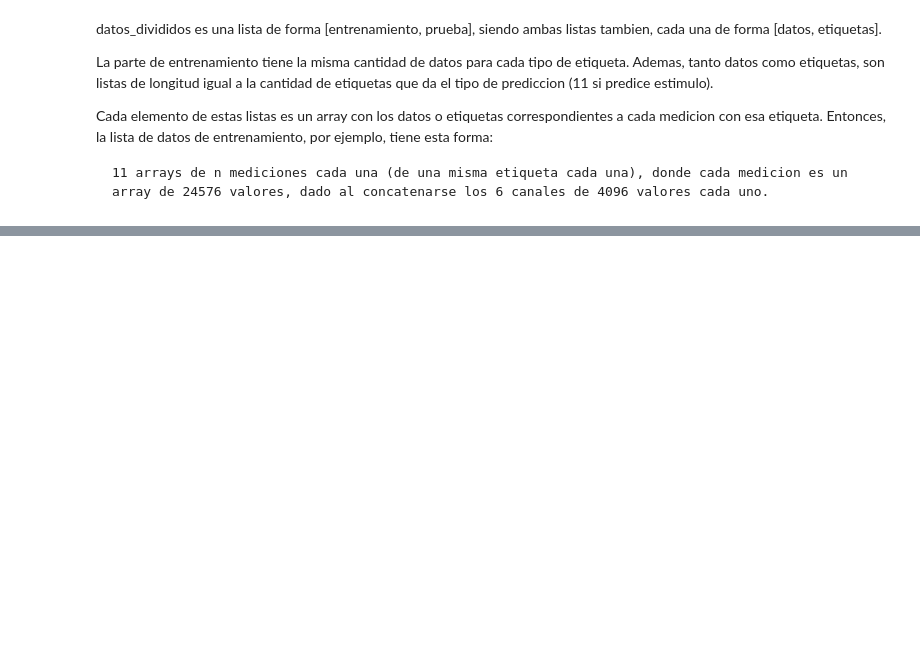
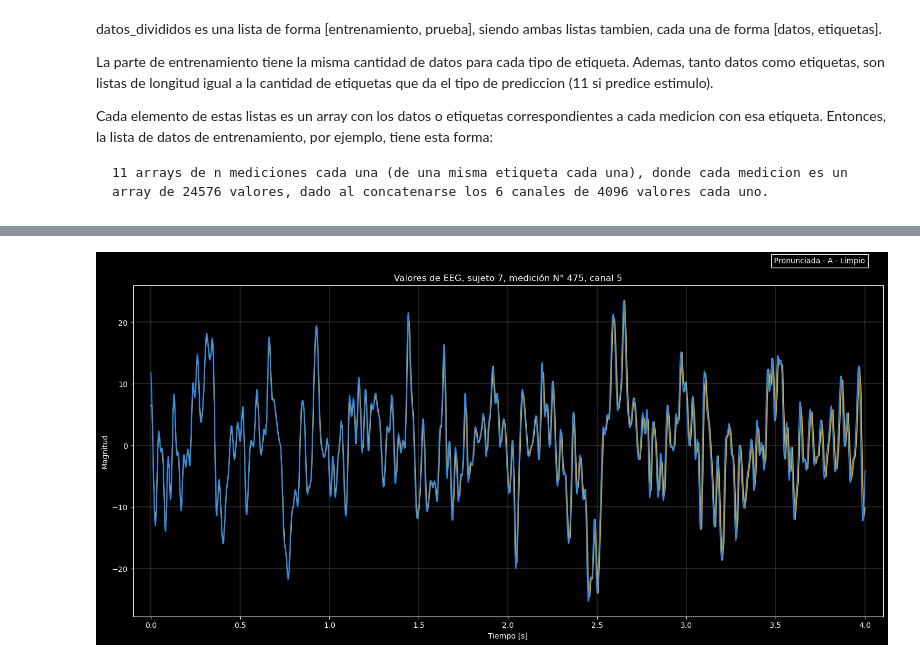
Before and after one commit to enzocatorano/ExtracurricularSinc, a Jupyter notebook: tiempo_frecuencia.ipynb, the cells around one changed output, grey strips where cells are left out. Cells and saved outputs as stored; diff of their text form; code cells hidden in the pictures; blank space fills up the shorter version.

```diff
--- a/tiempo_frecuencia.ipynb
+++ b/tiempo_frecuencia.ipynb
@@ -253,0 +497,93 @@ Para el caso de intento de deteccion de modalidad y artefactos, no voy a filtrar
+# %%
+sujeto = random.randint(1, 15)
+# sujeto = 14
+datos = mifu.extraer(sujeto)
+datos_ordenados = mifu.ordenar(datos)
+fs = 1024
+dato = random.randint(0, datos_ordenados[0].shape[0] - 1)
+# dato = 634
+canal = random.randint(0, 5)
+# canal = 3
+
+indice = (datos_ordenados[1][dato] - 1).astype(int)
+ref_etiq = [['Imaginada', 'Pronunciada'][indice[0]], ['A', 'E', 'I', 'O', 'U', 'Arriba', 'Abajo', 'Adelante', 'Atras', 'Derecha', 'Izquierda'][indice[1]], ['Limpio', 'Parpadeo'][indice[2]]]
+ref_etiq = str(ref_etiq[0]) + ' - ' + str(ref_etiq[1]) + ' - ' + str(ref_etiq[2])
+
+###########################################################################################################################################################
+# Le hago un downsampling a los datos
+
+fs_original = 1024
+fs_nueva = 128
+factor = fs_original // fs_nueva
+datos_downsampleados = [np.empty((datos_ordenados[0].shape[0], fs_nueva*4*6)), datos_ordenados[1]]
+for i in range(6):  # Se hace por canal en cada una de las mediciones
+    datos_downsampleados[0][:,fs_nueva*4*i:fs_nueva*4*(i + 1)] = decimate(
+        datos_ordenados[0][:,4*fs_original*i:4*fs_original*(i + 1)], factor, axis = 1, ftype = 'fir', zero_phase = True)
+
+# datos_downsampleados2 = [np.empty((datos_ordenados[0].shape[0], fs_nueva*4*6)), datos_ordenados[1]]
+# for i in range(6):  # Se hace por canal en cada una de las mediciones
+#     datos_downsampleados2[0][:,fs_nueva*4*i:fs_nueva*4*(i + 1)] = decimate(
+#         datos_ordenados[0][:,4*fs_original*i:4*fs_original*(i + 1)], factor, axis = 1, zero_phase = True)
+
+###########################################################################################################################################################
+# Grafico valores
+
+plt.figure(figsize=(18, 8))
+plt.style.use('dark_background')
+plt.plot(np.linspace(0, 4, 4*fs_nueva), datos_downsampleados[0][dato][canal*4*fs_nueva:(canal + 1)*4*fs_nueva], color = 'orange')
+#plt.plot(np.linspace(0, 4, 4*fs_nueva), datos_downsampleados2[0][dato][canal*4*fs_nueva:(canal + 1)*4*fs_nueva], color = 'green')
+plt.plot(np.linspace(0, 4, 4*fs_original), datos_ordenados[0][dato][canal*4*fs_original:(canal + 1)*4*fs_original], color = 'dodgerblue')
+plt.title("Valores de EEG, sujeto " + str(sujeto) + ', medición N° ' + str(dato + 1) + ', canal ' + str(canal))
+plt.xlabel("Tiempo [s]")
+plt.ylabel("Magnitud")
+plt.text(4.0, 1.3*np.max(datos_ordenados[0][dato][canal*4*fs_original:(canal + 1)*4*fs_original]),
+         ref_etiq, fontsize=10, ha='right', va='top', bbox = dict(facecolor='black', alpha = 1.0))
+plt.grid(linewidth = 0.2)
+plt.xlim(-0.1, 4.1)
+plt.show()
+
+##########################################################################################################################################################
+# Grafico de frecuencias
+
+magnitudes_fft_downsampleadas = np.abs(np.fft.fft(datos_downsampleados[0][dato][canal*fs_nueva*4:(canal + 1)*fs_nueva*4]))
+frecuencias_downsampleadas = np.fft.fftfreq(len(datos_downsampleados[0][dato][canal*fs_nueva*4:(canal + 1)*fs_nueva*4]), d = 1/fs_nueva)
+magnitudes_fft_downsampleadas = magnitudes_fft_downsampleadas[:len(frecuencias_downsampleadas)//2]
+frecuencias_downsampleadas = frecuencias_downsampleadas[:len(frecuencias_downsampleadas)//2]
+
+# magnitudes_fft_downsampleadas2 = np.abs(np.fft.fft(datos_downsampleados[0][dato][canal*fs_nueva*4:(canal + 1)*fs_nueva*4]))
+# frecuencias_downsampleadas2 = np.fft.fftfreq(len(datos_downsampleados[0][dato][canal*fs_nueva*4:(canal + 1)*fs_nueva*4]), d = 1/fs_nueva)
+# magnitudes_fft_downsampleadas2 = magnitudes_fft_downsampleadas2[:len(frecuencias_downsampleadas2)//2]
+# frecuencias_downsampleadas2 = frecuencias_downsampleadas2[:len(frecuencias_downsampleadas2)//2]
+
+magnitudes_fft_sin_downsamplear = np.abs(np.fft.fft(datos_ordenados[0][dato][canal*fs_original*4:(canal + 1)*fs_original*4]))
+frecuencias_sin_downsamplear = np.fft.fftfreq(len(datos_ordenados[0][dato][canal*fs_original*4:(canal + 1)*fs_original*4]), d = 1/fs_original)
+magnitudes_fft_sin_downsamplear = magnitudes_fft_sin_downsamplear[:len(frecuencias_sin_downsamplear)//2]
+frecuencias_sin_downsamplear = frecuencias_sin_downsamplear[:len(frecuencias_sin_downsamplear)//2]
+
+plt.figure(figsize=(16, 8))
+plt.style.use('dark_background')
+ondas_cerebrales = [
+    {"nombre": "Delta", "inicio": 0, "fin": 4, 'tr': 0.15},
+    {"nombre": "Theta", "inicio": 4, "fin": 8, 'tr': 0.12},
+    {"nombre": "Alpha", "inicio": 8, "fin": 13, 'tr': 0.09},
+    {"nombre": "Beta", "inicio": 13, "fin": 30, 'tr': 0.06},
+    {"nombre": "Gamma", "inicio": 30, "fin": 64, 'tr': 0.03}
+]
+for onda in ondas_cerebrales:
+    plt.axvspan(onda["inicio"], onda["fin"], color = 'white', alpha = onda['tr'])
+    x_pos = (onda["inicio"] + onda["fin"]) / 2
+    y_pos = 1.05*max(np.log(magnitudes_fft_sin_downsamplear))
+    plt.text(x_pos, y_pos, onda["nombre"], fontsize=10, ha='center', va='top', color='white')
+
+plt.plot(frecuencias_downsampleadas, np.log(magnitudes_fft_downsampleadas*8), label = 'Downsampleadas (FIR)', color = 'orange')
+#plt.plot(frecuencias_downsampleadas, np.log(magnitudes_fft_downsampleadas2*8), label = 'Downsampleadas (IIR)', color = 'green')
+plt.plot(frecuencias_sin_downsamplear, np.log(magnitudes_fft_sin_downsamplear), label = 'Sin downsamplear', color = 'dodgerblue')
+plt.xlim(0, 64)
+plt.title("Espectro de Frecuencia de EEG, sujeto " + str(sujeto) + ', medición N° ' + str(dato + 1) + ', canal ' + str(canal))
+plt.xlabel("Frecuencia (Hz)")
+plt.ylabel("Logaritmo de la magnitud")
+plt.grid(linewidth = 0.2)
+plt.legend()
+plt.show()
+# %% [output]
+[figure, added]
```
Also changed, not shown: parts of 26 cells of this notebook, 6 other files.
